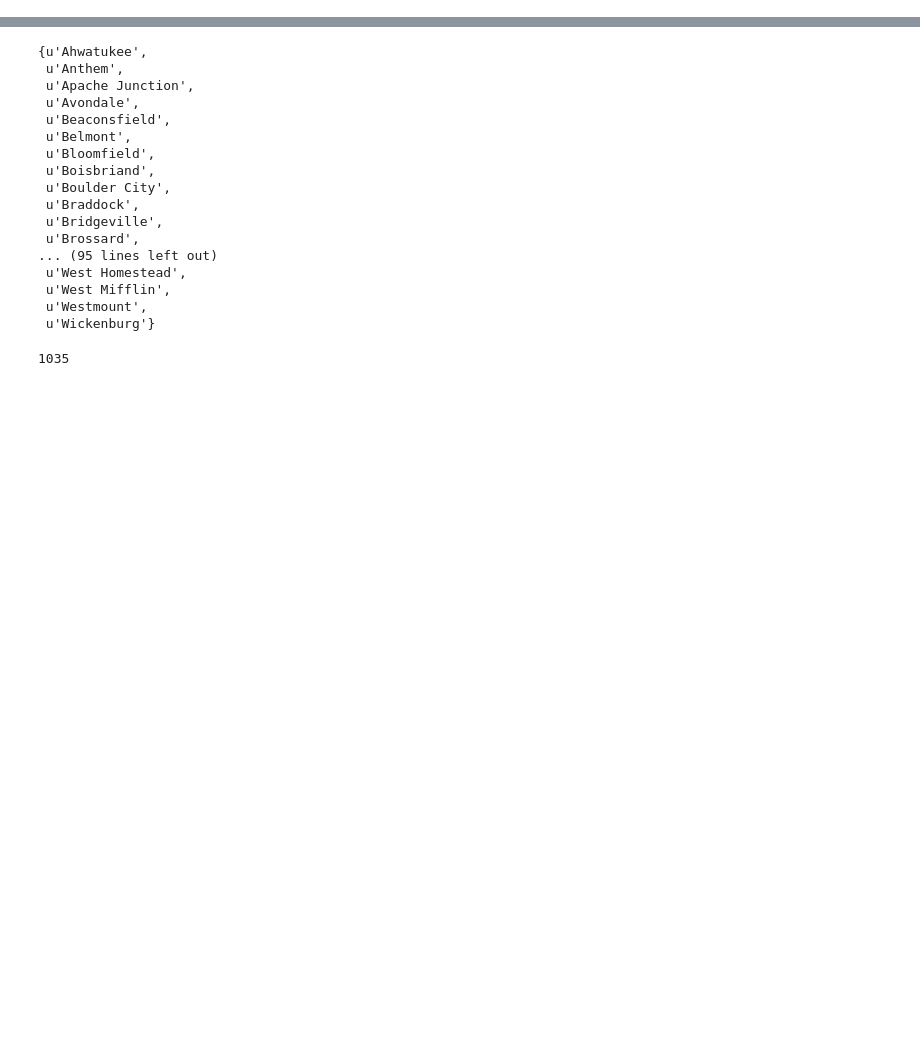
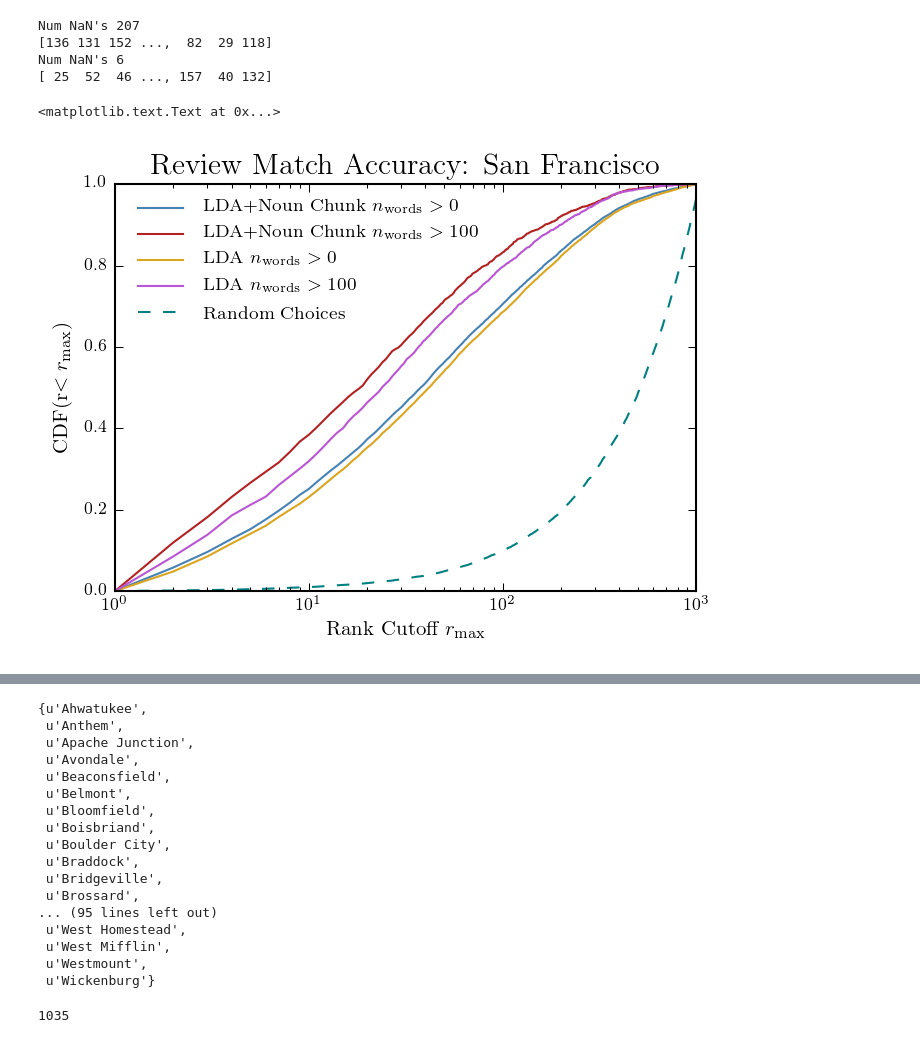
Before and after one commit to erccarls/vectorsearch, a Jupyter notebook: notebooks/08 - Validation.ipynb, the cells around one changed output, grey strips where cells are left out. Cells and saved outputs as stored; diff of their text form; code cells hidden in the pictures; blank space fills up the shorter version.

```diff
--- a/notebooks/08 - Validation.ipynb
+++ b/notebooks/08 - Validation.ipynb
@@ -157,3 +117,60 @@ Num NaN's 6
+# %%
+import pickle
+
+result_sets = {'LDA':pickle.load(open('../output/validation_results_LDA_SF_noChunk.pickle', 'rb')),
+               'LDA+Noun Chunk':pickle.load(open('../output/validation_results_LDA_SF_withChunk.pickle', 'rb'))}
+
+
+
+# ranks_train = np.array(train_results[1])
+# n_businesses = len(train_results[0])
+# doc_lengths_train = np.array(train_results[2])
+
+
+def GetCDFDocLength(min_length):
+    ranks_tmp = ranks[doc_lengths>min_length]
+    CDF = np.array([np.sum(ranks_tmp<i) for i in range(n_businesses)])/float(len(ranks_tmp))
+    return CDF
+
+
+for key, result_set in result_sets.items():
+    ranks = np.array(result_set['test_results'][1])
+    n_businesses = len(result_set['test_results'][0])
+    doc_lengths = np.array(result_set['test_results'][2])
+    print "Num NaN's", np.sum(np.isnan(ranks))
+    doc_lengths = doc_lengths[~np.isnan(ranks)]
+    ranks = ranks[~np.isnan(ranks)]
+    print doc_lengths
+
+    for min_length in [0,100,]:
+        CDF = GetCDFDocLength(min_length)
+        plt.plot(range(n_businesses),CDF, label=key+r' $n_{\rm words}>%i$'%min_length)
+
+
+#     CDF = np.array([np.sum(ranks_train<i) for i in range(n_businesses)])/float(len(ranks_train))
+#     plt.plot(range(n_businesses), CDF, label=r'LDA Training Set', linestyle=':')
+
+
+
+# Random Choices....
+random_choices = np.random.randint(1, n_businesses, len(ranks))
+CDF = np.array([np.sum(random_choices<i) for i in range(n_businesses)])/float(len(random_choices))
+plt.plot(range(n_businesses), CDF, label='Random Choices', linestyle='--')
+
+
+plt.legend(loc=2, frameon=False, handlelength=3)
+plt.xscale('log')
+plt.xlim(1,1e3)
+plt.xlabel(r'Rank Cutoff $r_{\rm max}$')
+plt.ylabel(r'CDF(r$<r_{\rm max}$)')
+plt.title('Review Match Accuracy: San Francisco')
+# %% [output]
+Num NaN's 207
+[136 131 152 ...,  82  29 118]
+Num NaN's 6
+[ 25  52  46 ..., 157  40 132]
+<matplotlib.text.Text at 0x...>
+[figure, added]
 # %%
 import yelp
 
```
Also changed, not shown: parts of 7 cells of this notebook, 4 other files.
